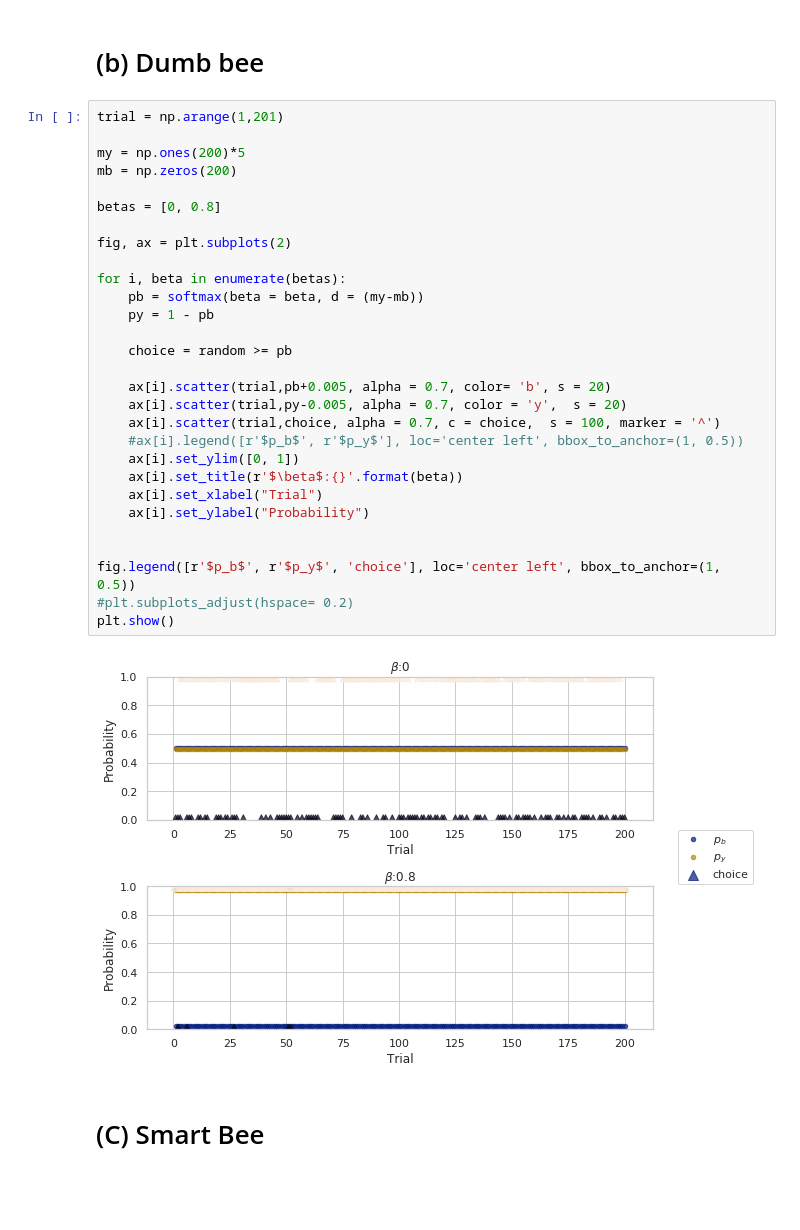
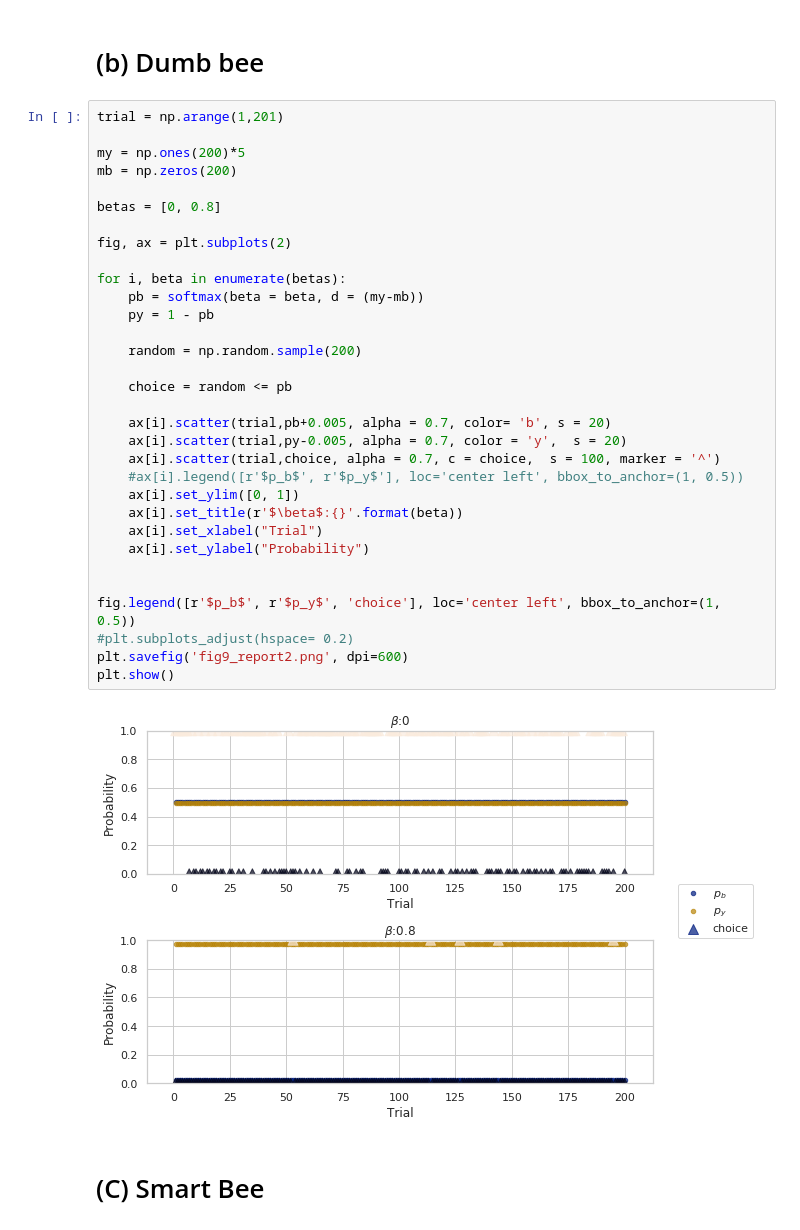
Before and after one commit to Nicobruno92/MOD201-Computational-Neuroscience, a Jupyter notebook: Problem 2/Problem set 2 - Problem 2.ipynb, the cells around one changed output. Saved outputs shown, nothing was run; the diff lists cells and outputs as text; blank space fills up the shorter version.

```diff
--- a/Problem 2/Problem set 2 - Problem 2.ipynb
+++ b/Problem 2/Problem set 2 - Problem 2.ipynb
@@ -60,34 +62,37 @@ plt.show()
 # %%
 trial = np.arange(1,201)
 
 my = np.ones(200)*5
 mb = np.zeros(200)
 
 betas = [0, 0.8]
 
 fig, ax = plt.subplots(2)
 
 for i, beta in enumerate(betas):
     pb = softmax(beta = beta, d = (my-mb))
     py = 1 - pb
 
-    choice = random >= pb
+    random = np.random.sample(200)
+
+    choice = random <= pb
 
     ax[i].scatter(trial,pb+0.005, alpha = 0.7, color= 'b', s = 20)
     ax[i].scatter(trial,py-0.005, alpha = 0.7, color = 'y',  s = 20)
     ax[i].scatter(trial,choice, alpha = 0.7, c = choice,  s = 100, marker = '^')
     #ax[i].legend([r'$p_b$', r'$p_y$'], loc='center left', bbox_to_anchor=(1, 0.5))
     ax[i].set_ylim([0, 1])
     ax[i].set_title(r'$\beta$:{}'.format(beta))
     ax[i].set_xlabel("Trial")
     ax[i].set_ylabel("Probability")
 
 
 fig.legend([r'$p_b$', r'$p_y$', 'choice'], loc='center left', bbox_to_anchor=(1, 0.5))
 #plt.subplots_adjust(hspace= 0.2)
+plt.savefig('fig9_report2.png', dpi=600)
 plt.show()
 # %% [output]
-[figure, old version]
+[figure, new version]
 # %% [markdown]
 # (C) Smart Bee
 # %%
```
Also changed, not shown: parts of 6 cells of this notebook, 23 other files.
